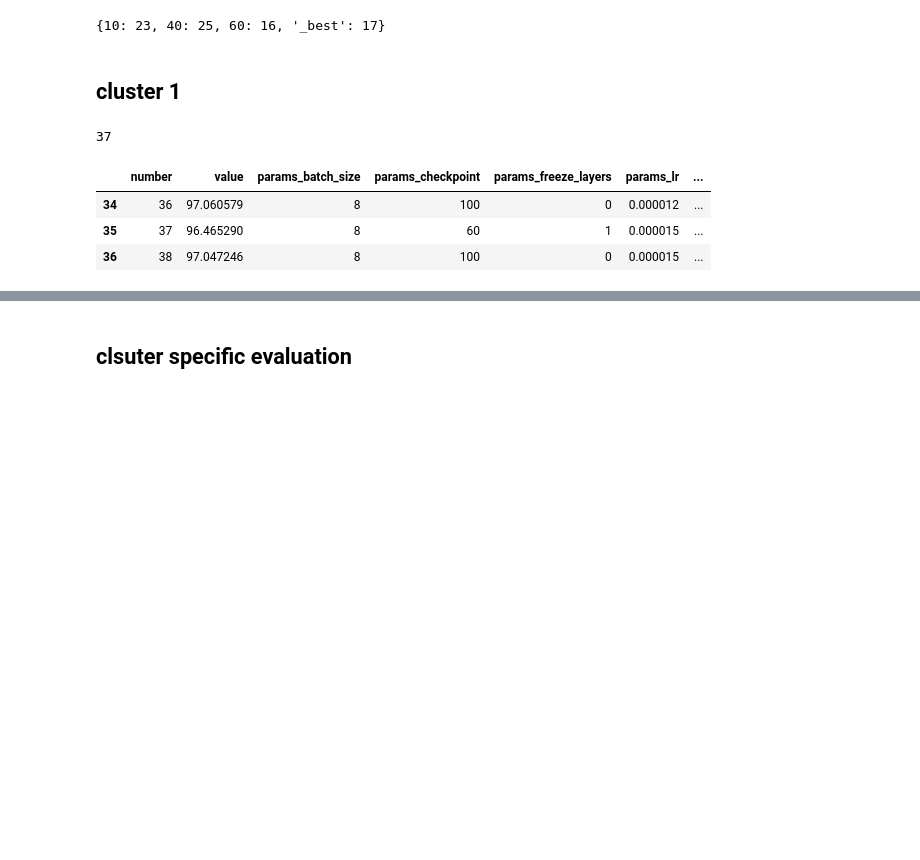
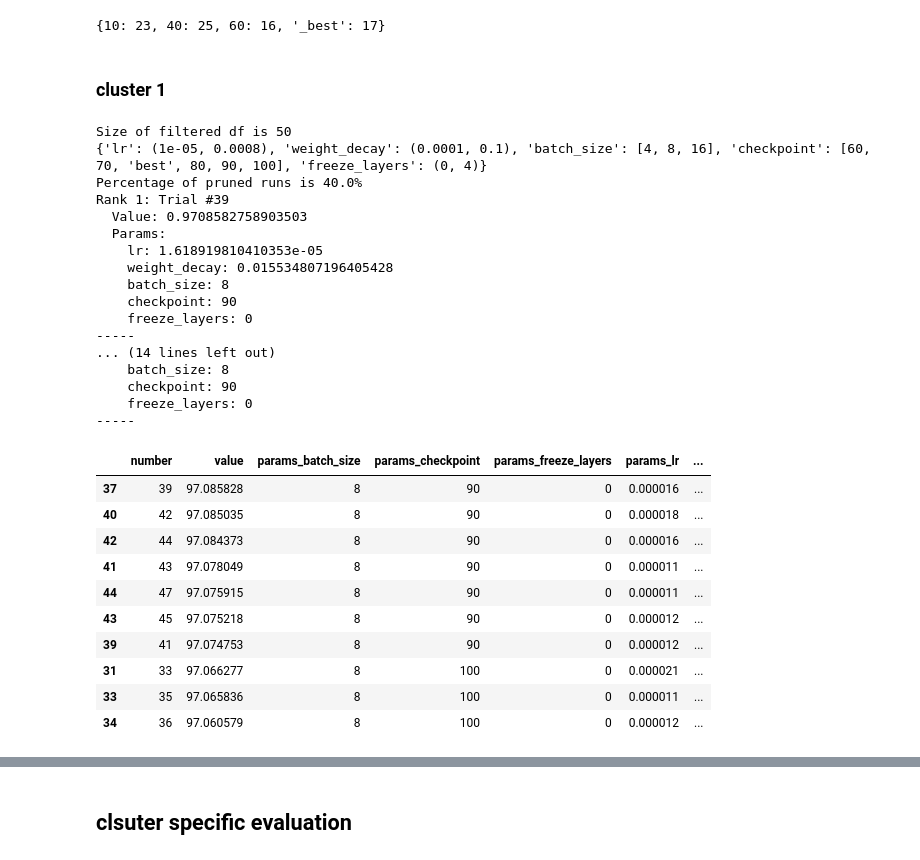
Before and after one commit to PulyaPolya/beat_this, a Jupyter notebook: results_evaluation.ipynb, the cells around one changed output, grey strips where cells are left out. Drawn from its saved outputs; the diff is of its cells as text; code cells hidden in the pictures; blank space fills up the shorter version.

```diff
--- a/results_evaluation.ipynb
+++ b/results_evaluation.ipynb
@@ -1538,13 +1553,17 @@ def extract_search_space(study):
 # %%
-def get_study_info(study_name, storage_path, baseline_value = None):
+def get_study_info(study_name, storage_path, baseline_value = None, pruned = True, tail= None):
     study = optuna.load_study(
         study_name=study_name,
         storage=storage_path
     )
     df_filtered = filter_optuna_study(study)
     search_space = extract_search_space(study)
+    print(search_space)
+    if pruned:
+        get_pruned(df_filtered, tail = tail)
     if baseline_value is not None:
         indices = df_filtered["value"].nlargest(10).index
-        df_filtered["diff"] = df_filtered["value"].apply(lambda x: x - 88.878)
+        df_filtered["diff"] = df_filtered["value"].apply(lambda x: x - baseline_value)
         df_filtered = df_filtered.loc[indices]
+
     return df_filtered, search_space
@@ -1616,17 +1629,7 @@ df_filtered.loc[indices]
 # %%
 import optuna
 import pandas as pd
-study = optuna.load_study(
-    study_name="cluster_2_30_ep",
-    storage="sqlite:///optuna_new.db"
-)
-df = study.trials_dataframe()
-df_filtered = df[df["state"].isin(["COMPLETE", "PRUNED"]) ]
-date_cols = [col for col in df_filtered.columns if "datetime" in col or "duration" in col]
-df_filtered = df_filtered.drop(columns = date_cols, axis = 1)
-
-df_filtered = df_filtered.reset_index()
-df_filtered = df_filtered.drop(columns = ["index"], axis = 1)
-df_filtered["value"] = df_filtered["value"]* 100
-df_filtered.tail(10)
+df_filtered, search_space = get_study_info(study_name="cluster_2_30_ep", storage_path="sqlite:///optuna_new.db",
+                                           baseline_value=88.878, tail =10 )
+df_filtered
 # %% [output]
@@ -1794,27 +1755,42 @@ df_len
 # %% [output]
 {10: 23, 40: 25, 60: 16, '_best': 17}
 # %% [markdown]
-## cluster 1
+### cluster 1
 # %%
 import optuna
 import pandas as pd
-study = optuna.load_study(
-    study_name="cluster_1__lr",
-    storage="sqlite:///optuna_new.db"
-)
-df = study.trials_dataframe()
-df_filtered = df[df["state"].isin(["COMPLETE", "PRUNED"]) ]
-date_cols = [col for col in df_filtered.columns if "datetime" in col or "duration" in col]
-df_filtered = df_filtered.drop(columns = date_cols, axis = 1)
-
-df_filtered = df_filtered.reset_index()
-df_filtered = df_filtered.drop(columns = ["index"], axis = 1)
-df_filtered["value"] = df_filtered["value"]* 100
-print(len(df_filtered))
-df_filtered.tail(3)
+study_name = "cluster_1__lr"
+storage_path = "sqlite:///optuna_new.db"
+df_filtered, search_space = get_study_info(study_name=study_name, storage_path=storage_path,
+                                           baseline_value=97.045)
+print_top_k(study_name=study_name, storage_path=storage_path, top_k=3)
+df_filtered
 # %% [output]
-37
+Size of filtered df is 50
+{'lr': (1e-05, 0.0008), 'weight_decay': (0.0001, 0.1), 'batch_size': [4, 8, 16], 'checkpoint': [60, 70, 'best', 80, 90, 100], 'freeze_layers': (0, 4)}
+Percentage of pruned runs is 40.0%
+Rank 1: Trial #39
+  Value: 0.9708582758903503
+  Params:
+    lr: 1.618919810410353e-05
+    weight_decay: 0.015534807196405428
+    batch_size: 8
+    checkpoint: 90
+    freeze_layers: 0
+-----
+... (14 lines left out)
+    batch_size: 8
+    checkpoint: 90
+    freeze_layers: 0
+-----
 |  | number | value | params_batch_size | params_checkpoint | params_freeze_layers | params_lr | ... |
+| 37 | 39 | 97.085828 | 8 | 90 | 0 | 0.000016 | ... |
+| 40 | 42 | 97.085035 | 8 | 90 | 0 | 0.000018 | ... |
+| 42 | 44 | 97.084373 | 8 | 90 | 0 | 0.000016 | ... |
+| 41 | 43 | 97.078049 | 8 | 90 | 0 | 0.000011 | ... |
+| 44 | 47 | 97.075915 | 8 | 90 | 0 | 0.000011 | ... |
+| 43 | 45 | 97.075218 | 8 | 90 | 0 | 0.000012 | ... |
+| 39 | 41 | 97.074753 | 8 | 90 | 0 | 0.000012 | ... |
+| 31 | 33 | 97.066277 | 8 | 100 | 0 | 0.000021 | ... |
+| 33 | 35 | 97.065836 | 8 | 100 | 0 | 0.000011 | ... |
 | 34 | 36 | 97.060579 | 8 | 100 | 0 | 0.000012 | ... |
-| 35 | 37 | 96.465290 | 8 | 60 | 1 | 0.000015 | ... |
-| 36 | 38 | 97.047246 | 8 | 100 | 0 | 0.000015 | ... |
```
Also changed, not shown: parts of 36 cells of this notebook, 3 other files.
